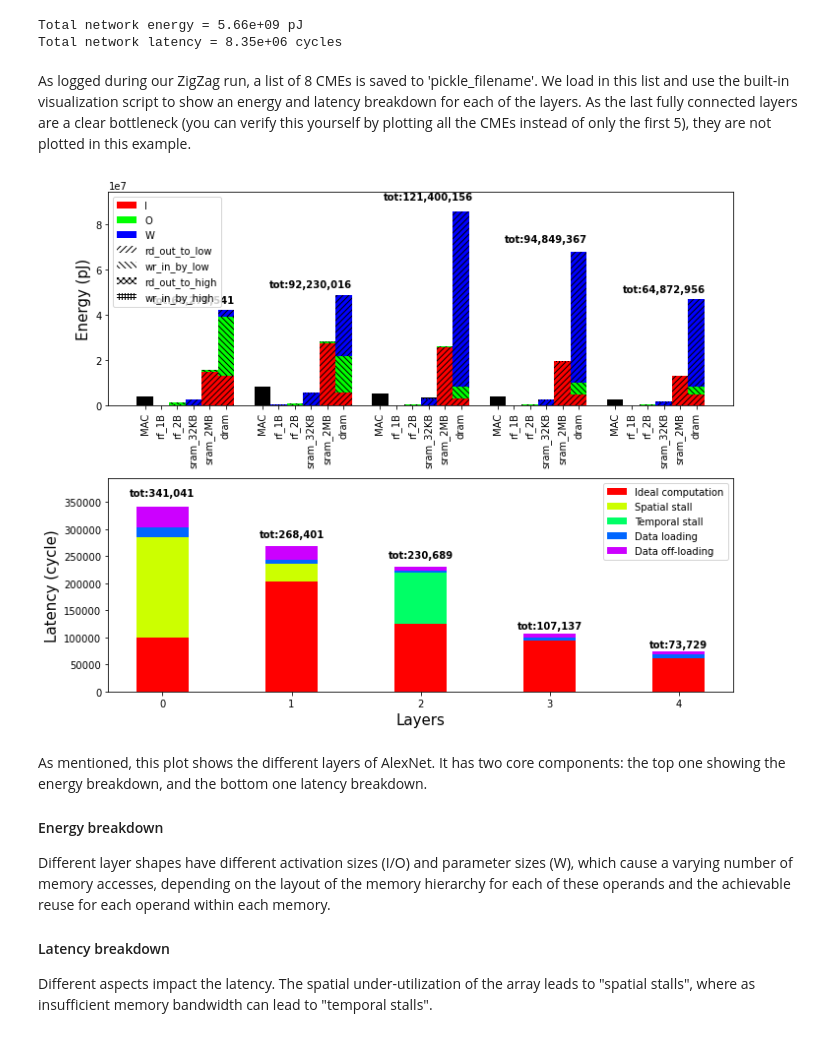
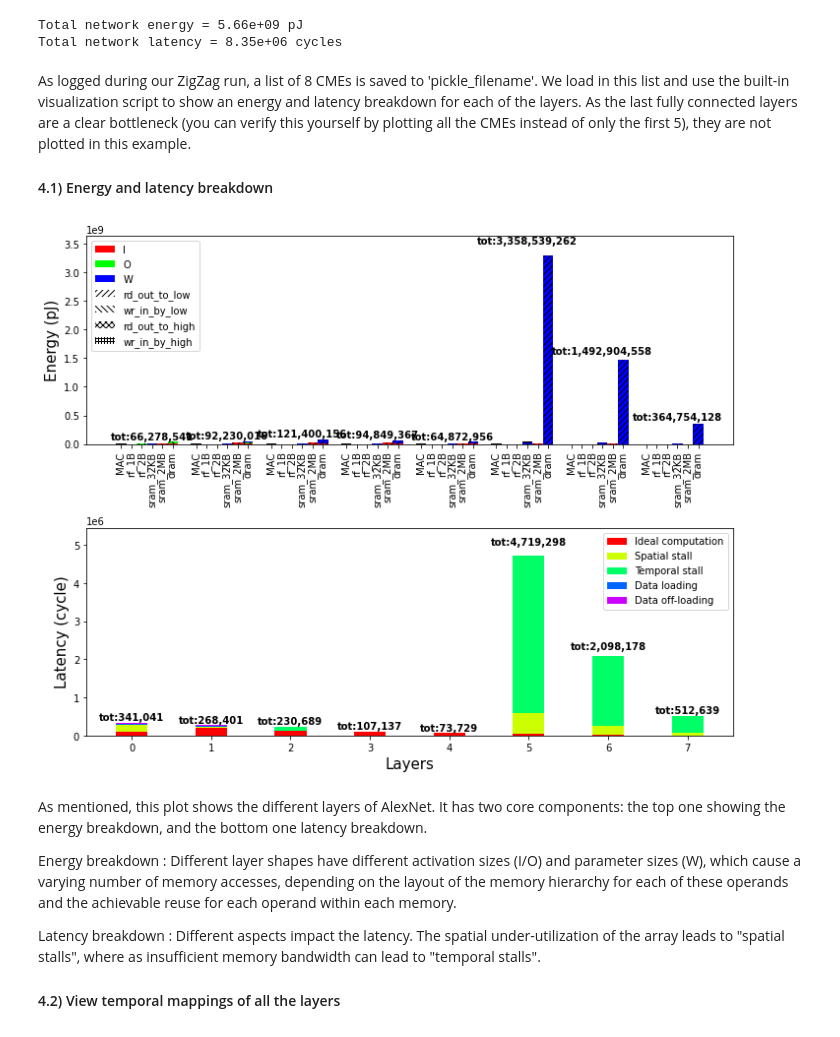
Before and after one commit to KULeuven-MICAS/zigzag-demo, a Jupyter notebook: Demo1.ipynb, the cells around one changed output. Saved outputs shown, nothing was run; the diff lists cells and outputs as text; code cells hidden in the pictures.

```diff
--- a/Demo1.ipynb
+++ b/Demo1.ipynb
@@ -32,14 +31,24 @@ energy, latency, cme = get_hardware_performance_zigzag(workload,
 ### 2) Prepare the inputs
 # %%
 # Get the workload
+
+# workload 1
 model = "alexnet"
-# model = "mobilenetv2"  # uncomment this to try a second workload
 onnx_model_path = f"{model}.onnx"
 workload = onnx_model_path
 
+# workload 2
+# model = "mobilenetv2"
+# onnx_model_path = f"{model}.onnx"
+# workload = onnx_model_path
+
+# workload 3
+# model = "resnet18"  # uncomment this to try a second workload
+# workload = f"zigzag.inputs.examples.workload.{model}"
+
 # Get the accelerator and mapping
-from zigzag.inputs.examples.mapping.alexnet_on_edge_tpu_like import mapping as mapping
-from zigzag.inputs.examples.hardware.Edge_TPU_like import accelerator as accelerator
+mapping = "zigzag.inputs.examples.mapping.edge_tpu_like"
+accelerator = "zigzag.inputs.examples.hardware.Edge_TPU_like"
 
 # Set the filenames
 dump_filename_pattern=f"outputs/Edge_TPU-{model}-layer_?.json"
@@ -83,26 +92,29 @@ Total network energy = 5.66e+09 pJ
 Total network latency = 8.35e+06 cycles
 # %% [markdown]
 As logged during our ZigZag run, a list of 8 CMEs is saved to 'pickle_filename'. We load in this list and use the built-in visualization script to show an energy and latency breakdown for each of the layers. As the last fully connected layers are a clear bottleneck (you can verify this yourself by plotting all the CMEs instead of only the first 5), they are not plotted in this example.
+
+
+#### 4.1) Energy and latency breakdown
 # %%
 import pickle
 from zigzag.visualization.results.plot_cme import bar_plot_cost_model_evaluations_breakdown
 
 # Load in the pickled list of CMEs
 with open(pickle_filename, 'rb') as fp:
     cme = pickle.load(fp)
 
 # Plot all the layers and save to 'plot_all.png'
-bar_plot_cost_model_evaluations_breakdown(cme[:5], save_path="plot_breakdown.png")  # plot for the first 5 layers
-# bar_plot_cost_model_evaluations_breakdown(cme, save_path="plot_breakdown.png")  # plot for all the layers
+# bar_plot_cost_model_evaluations_breakdown(cme[:5], save_path="plot_breakdown.png")  # plot for the first 5 layers
+bar_plot_cost_model_evaluations_breakdown(cme, save_path="plot_breakdown.png")  # plot for all the layers
 # %% [output]
-[figure, old version]
+[figure, new version]
 # %% [markdown]
 As mentioned, this plot shows the different layers of AlexNet. It has two core components: the top one showing the energy breakdown, and the bottom one latency breakdown.
 
-#### Energy breakdown
+Energy breakdown
+: Different layer shapes have different activation sizes (I/O) and parameter sizes (W), which cause a varying number of memory accesses, depending on the layout of the memory hierarchy for each of these operands and the achievable reuse for each operand within each memory.
 
-Different layer shapes have different activation sizes (I/O) and parameter sizes (W), which cause a varying number of memory accesses, depending on the layout of the memory hierarchy for each of these operands and the achievable reuse for each operand within each memory.
+Latency breakdown
+: Different aspects impact the latency. The spatial under-utilization of the array leads to "spatial stalls", where as insufficient memory bandwidth can lead to "temporal stalls".
 
-#### Latency breakdown
-
-Different aspects impact the latency. The spatial under-utilization of the array leads to "spatial stalls", where as insufficient memory bandwidth can lead to "temporal stalls".
+#### 4.2) View temporal mappings of all the layers
```
Also changed, not shown: parts of 3 cells of this notebook, 1 other file.
